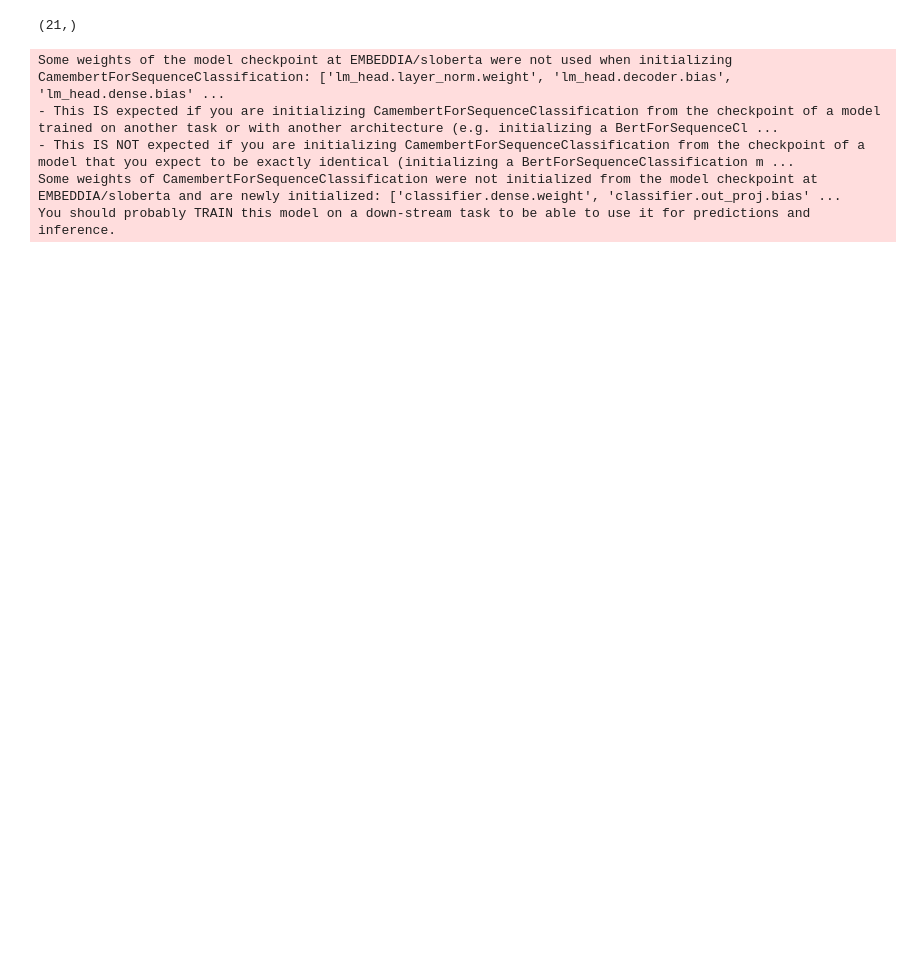
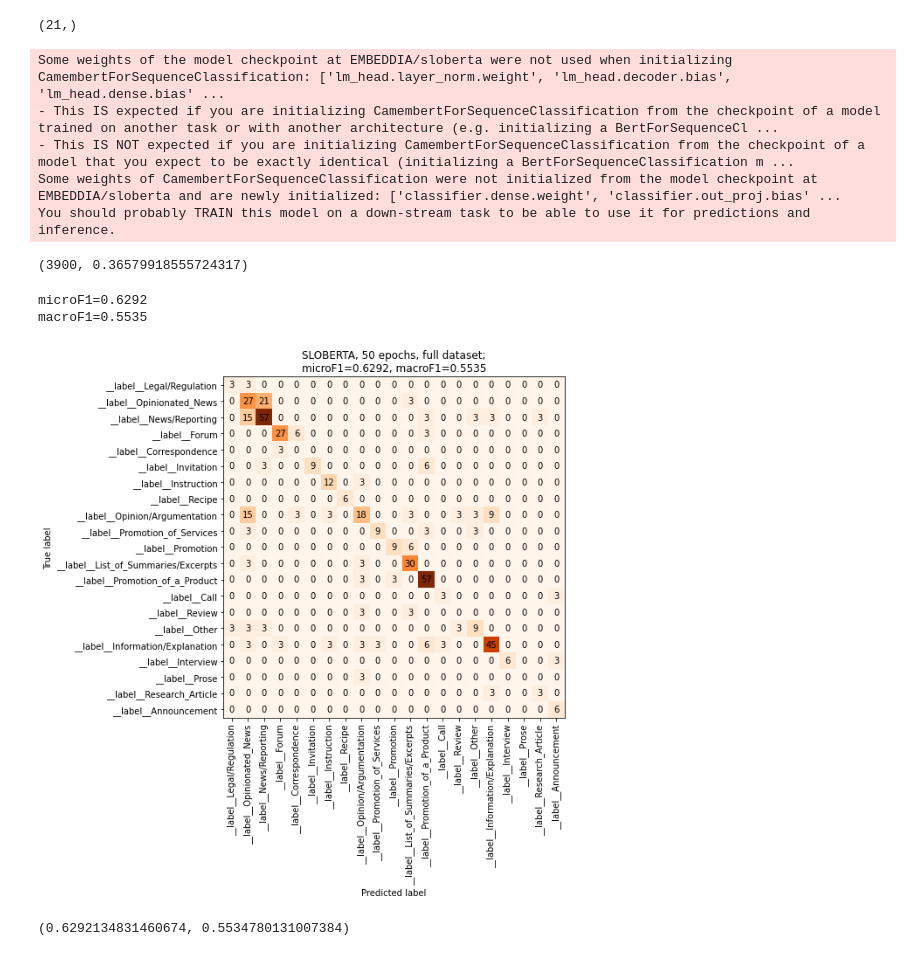
Before and after one commit to TajaKuzman/Transformers-GINCO-Experiments, a Jupyter notebook: 10_simpletransformers.ipynb, the cells around one changed output. Cells and saved outputs as stored; diff of their text form; code cells hidden in the pictures; blank space fills up the shorter version.

```diff
--- a/10_simpletransformers.ipynb
+++ b/10_simpletransformers.ipynb
@@ -79,8 +112,9 @@ train_df.labels.unique().shape
 (21,)
 # %%
 from simpletransformers.classification import ClassificationModel
+NUM_EPOCHS = 50
 model_args = {
-    "num_train_epochs": 10,
+    "num_train_epochs": NUM_EPOCHS,
     "learning_rate": 1e-5,
     "overwrite_output_dir": True,
     "train_batch_size": 32,
@@ -104,3 +138,20 @@ Some weights of the model checkpoint at EMBEDDIA/sloberta were not used when ini
 - This IS NOT expected if you are initializing CamembertForSequenceClassification from the checkpoint of a model that you expect to be exactly identical (initializing a BertForSequenceClassification m ...
 Some weights of CamembertForSequenceClassification were not initialized from the model checkpoint at EMBEDDIA/sloberta and are newly initialized: ['classifier.dense.weight', 'classifier.out_proj.bias' ...
 You should probably TRAIN this model on a down-stream task to be able to use it for predictions and inference.
+(3900, 0.36579918555724317)
+# %%
+y_true_enc = test_df.labels
+y_pred_enc = model.predict(test_df.text.tolist())[0]
+
+y_true = [NUM_TO_STR[i] for i in y_true_enc]
+y_pred = [NUM_TO_STR[i] for i in y_pred_enc]
+# %%
+
+plot_cm(y_true, y_pred, train_labels,
+    save=f"images/SLOBERTA_{NUM_EPOCHS}_epochs_full_ds.png",
+    title =f"SLOBERTA, {NUM_EPOCHS} epochs, full dataset")
+# %% [output]
+microF1=0.6292
+macroF1=0.5535
+[figure, added]
+(0.6292134831460674, 0.5534780131007384)
```
Also changed, not shown: parts of 3 cells of this notebook, 8 other files.
